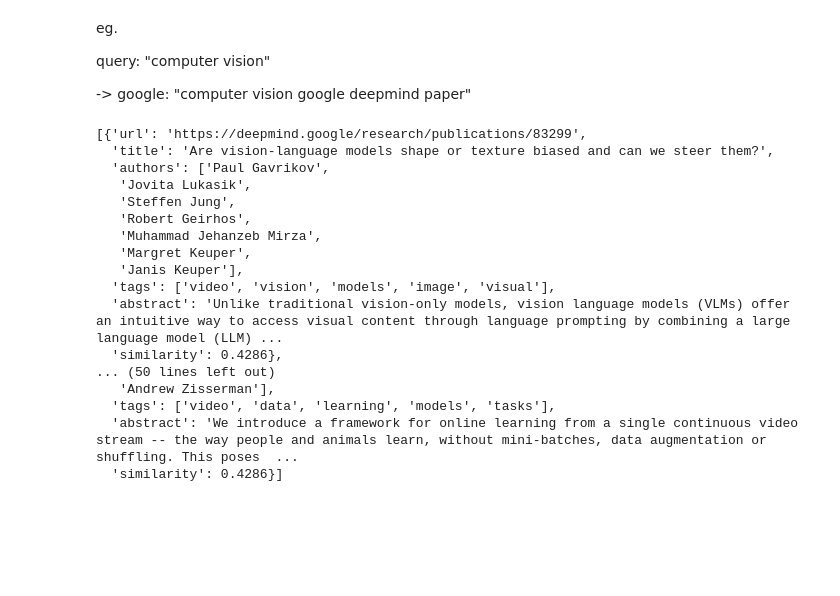
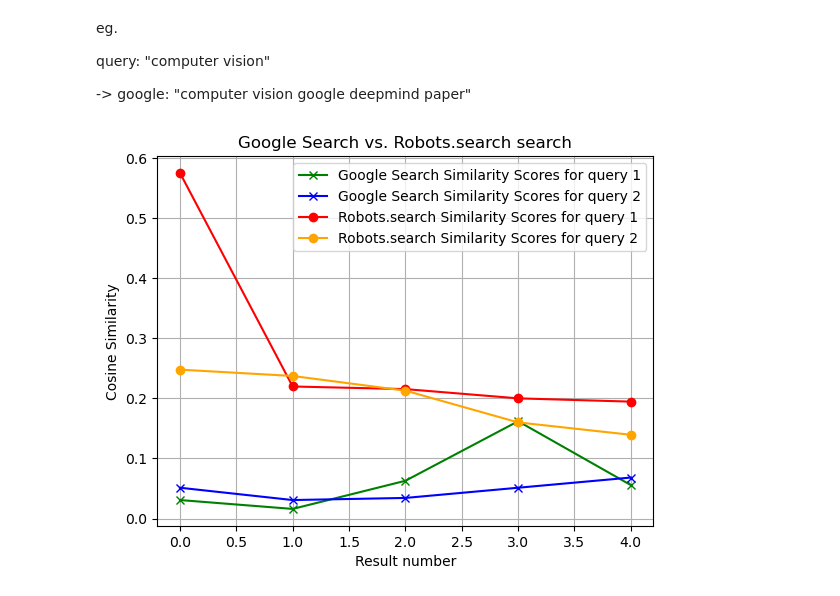
Before and after one commit to Tyler-Cako/robots.search, a Jupyter notebook: notebook/analysis.ipynb, the cells around one changed output. Drawn from its saved outputs; the diff is of its cells as text; code cells hidden in the pictures; blank space fills up the shorter version.

Commit message:
added a graph comparing similarity scores

```diff
--- a/notebook/analysis.ipynb
+++ b/notebook/analysis.ipynb
@@ -11,7 +9,18 @@ from funcs import DocumentSearch, Recommender
+# %%
+from sklearn.feature_extraction.text import TfidfVectorizer
+from sklearn.metrics.pairwise import cosine_similarity
+
+def find_similarity_score(query, abstract):
+    vectorizer = TfidfVectorizer()
+    tfidf = vectorizer.fit_transform([query, abstract])
+    sim_matrix = cosine_similarity(tfidf[0:1], tfidf[1:2])
+    return sim_matrix[0][0]
 # %%
+from funcs import DocumentSearch, Recommender
+
 queries = [
-    "computer vision",
     "automated discovery of interpretable cognitive programs underlying reward-guided behavior ",
+    "deep learning"
 ]
 search = DocumentSearch()
 
@@ -20,26 +29,32 @@ search_results = []
 for query in queries:
     search_results.append(search.search(query, 5))
 
-recommender = Recommender()
-results = recommender.find_similar(ref_idx=1, n=5)
+google_scores1 = []
+google_scores2 = []
+with open("./google_results/computer_vision.txt", "r", encoding="utf-8") as file:
+    for line in file:
+        google_scores1.append(find_similarity_score(queries[0], line))
 
-#search_results[0]
-results
+with open("./google_results/deep_learning", "r", encoding="utf-8") as file:
+    for line in file:
+        google_scores2.append(find_similarity_score(queries[0], line))
+
+our_scores1 = [search_result["similarity"] for search_result in search_results[0]]
+our_scores2 = [search_result["similarity"] for search_result in search_results[1]]
-# %% [output]
-[{'url': 'https://deepmind.google/research/publications/83299',
-  'title': 'Are vision-language models shape or texture biased and can we steer them?',
-  'authors': ['Paul Gavrikov',
-   'Jovita Lukasik',
-   'Steffen Jung',
-   'Robert Geirhos',
-   'Muhammad Jehanzeb Mirza',
-   'Margret Keuper',
-   'Janis Keuper'],
-  'tags': ['video', 'vision', 'models', 'image', 'visual'],
-  'abstract': 'Unlike traditional vision-only models, vision language models (VLMs) offer an intuitive way to access visual content through language prompting by combining a large language model (LLM) ...
-  'similarity': 0.4286},
-... (50 lines left out)
-   'Andrew Zisserman'],
-  'tags': ['video', 'data', 'learning', 'models', 'tasks'],
-  'abstract': 'We introduce a framework for online learning from a single continuous video stream -- the way people and animals learn, without mini-batches, data augmentation or shuffling. This poses  ...
-  'similarity': 0.4286}]
+# %%
+import matplotlib.pyplot as plt
+
+plt.plot(google_scores1, label='Google Search Similarity Scores for query 1', marker='x', linestyle='-', color='g')
+plt.plot(google_scores2, label='Google Search Similarity Scores for query 2', marker='x', linestyle='-', color='b')
+plt.plot(our_scores1, label="Robots.search Similarity Scores for query 1", marker='o', linestyle="-", color='r')
+plt.plot(our_scores2, label="Robots.search Similarity Scores for query 2", marker='o', linestyle="-", color='orange')
+
+plt.xlabel("Result number")
+plt.ylabel('Cosine Similarity')
+plt.title('Google Search vs. Robots.search search')
+
+plt.legend()
+plt.grid(True)
+plt.show()
+# %% [output]
+[figure, added]
```
Also changed, not shown: parts of 1 cell of this notebook, 3 other files.
